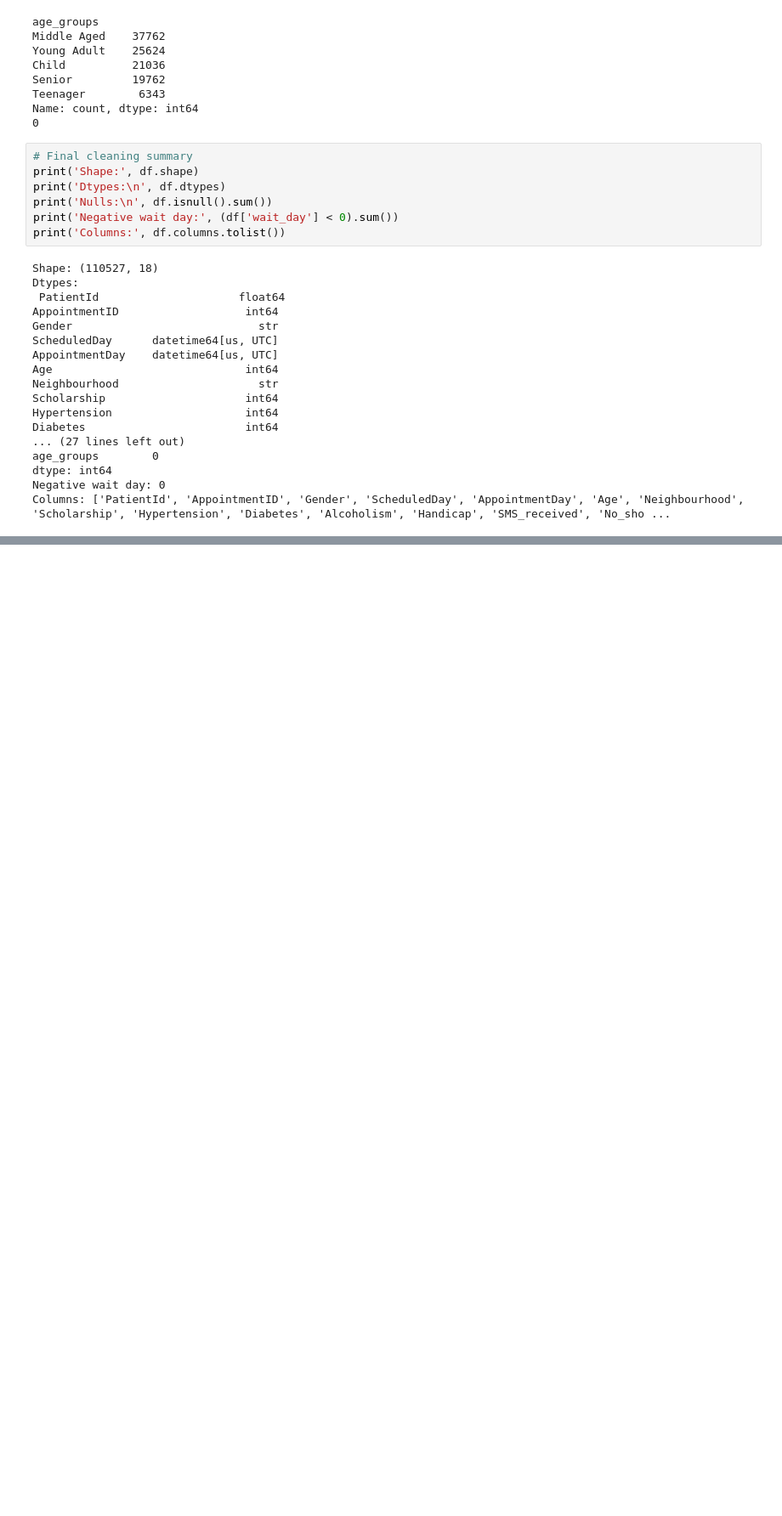
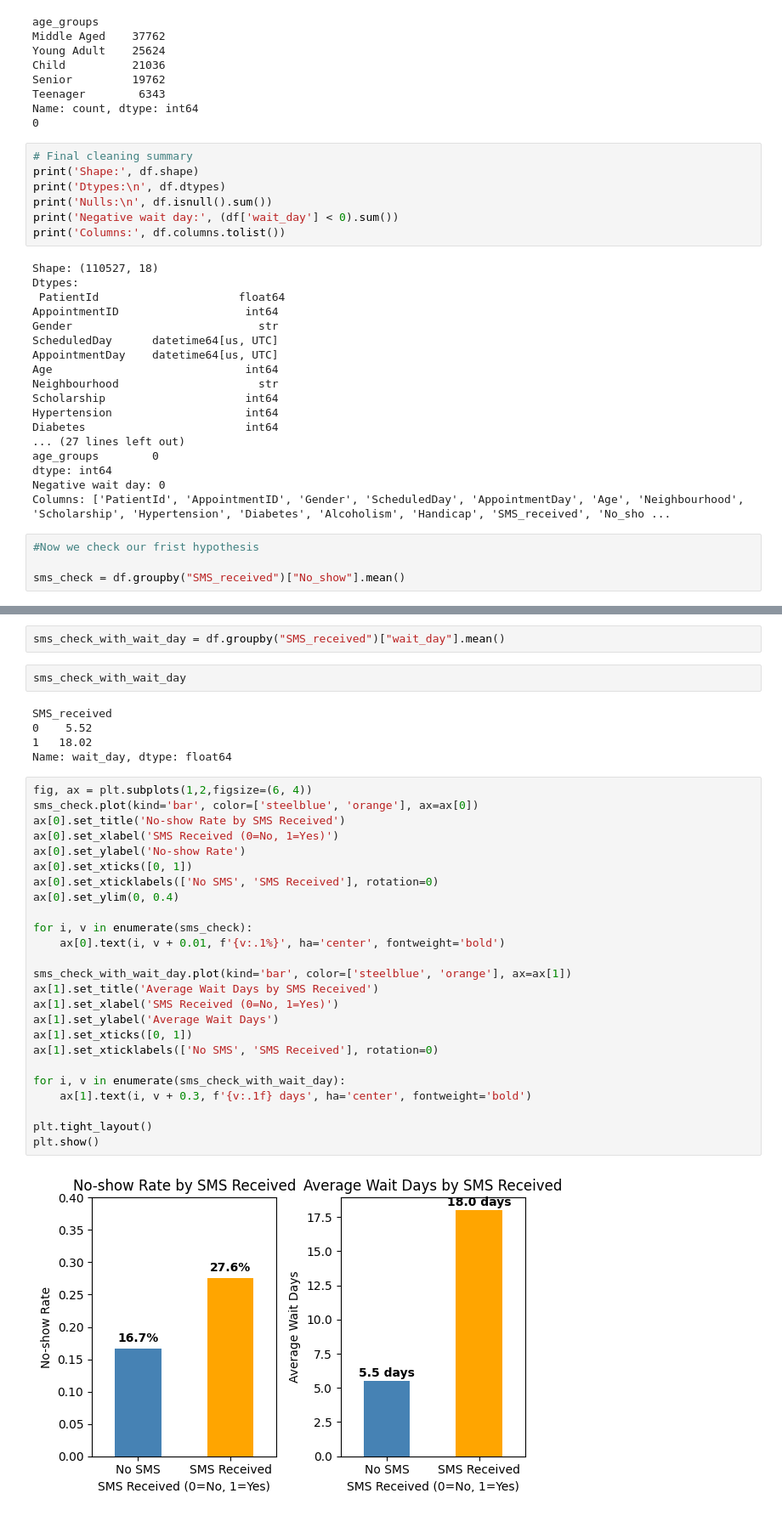
Before and after one commit to Kuldip-Lakhtariya/Medical_appointment, a Jupyter notebook: hospital_noshow_eda.ipynb, the cells around one changed output, grey strips where cells are left out. Shown at 85% size. Saved outputs shown, nothing was run; the diff lists cells and outputs as text; blank space fills up the shorter version.

Commit message:
EDA complete: H1 rejected, H2 and H3 confirmed with visualizations

```diff
--- a/hospital_noshow_eda.ipynb
+++ b/hospital_noshow_eda.ipynb
@@ -275,3 +275,7 @@ age_groups        0
 dtype: int64
 Negative wait day: 0
 Columns: ['PatientId', 'AppointmentID', 'Gender', 'ScheduledDay', 'AppointmentDay', 'Age', 'Neighbourhood', 'Scholarship', 'Hypertension', 'Diabetes', 'Alcoholism', 'Handicap', 'SMS_received', 'No_sho ...
+# %%
+#Now we check our frist hypothesis
+
+sms_check = df.groupby("SMS_received")["No_show"].mean()
@@ -277,0 +289,36 @@ Columns: ['PatientId', 'AppointmentID', 'Gender', 'ScheduledDay', 'AppointmentDa
+# %%
+sms_check_with_wait_day = df.groupby("SMS_received")["wait_day"].mean()
+# %%
+sms_check_with_wait_day
+# %% [output]
+SMS_received
+0    5.52
+1   18.02
+Name: wait_day, dtype: float64
+# %%
+fig, ax = plt.subplots(1,2,figsize=(6, 4))
+sms_check.plot(kind='bar', color=['steelblue', 'orange'], ax=ax[0])
+ax[0].set_title('No-show Rate by SMS Received')
+ax[0].set_xlabel('SMS Received (0=No, 1=Yes)')
+ax[0].set_ylabel('No-show Rate')
+ax[0].set_xticks([0, 1])
+ax[0].set_xticklabels(['No SMS', 'SMS Received'], rotation=0)
+ax[0].set_ylim(0, 0.4)
+
+for i, v in enumerate(sms_check):
+    ax[0].text(i, v + 0.01, f'{v:.1%}', ha='center', fontweight='bold')
+
+sms_check_with_wait_day.plot(kind='bar', color=['steelblue', 'orange'], ax=ax[1])
+ax[1].set_title('Average Wait Days by SMS Received')
+ax[1].set_xlabel('SMS Received (0=No, 1=Yes)')
+ax[1].set_ylabel('Average Wait Days')
+ax[1].set_xticks([0, 1])
+ax[1].set_xticklabels(['No SMS', 'SMS Received'], rotation=0)
+
+for i, v in enumerate(sms_check_with_wait_day):
+    ax[1].text(i, v + 0.3, f'{v:.1f} days', ha='center', fontweight='bold')
+
+plt.tight_layout()
+plt.show()
+# %% [output]
+[figure, added]
```
Also changed, not shown: parts of 13 cells of this notebook.
